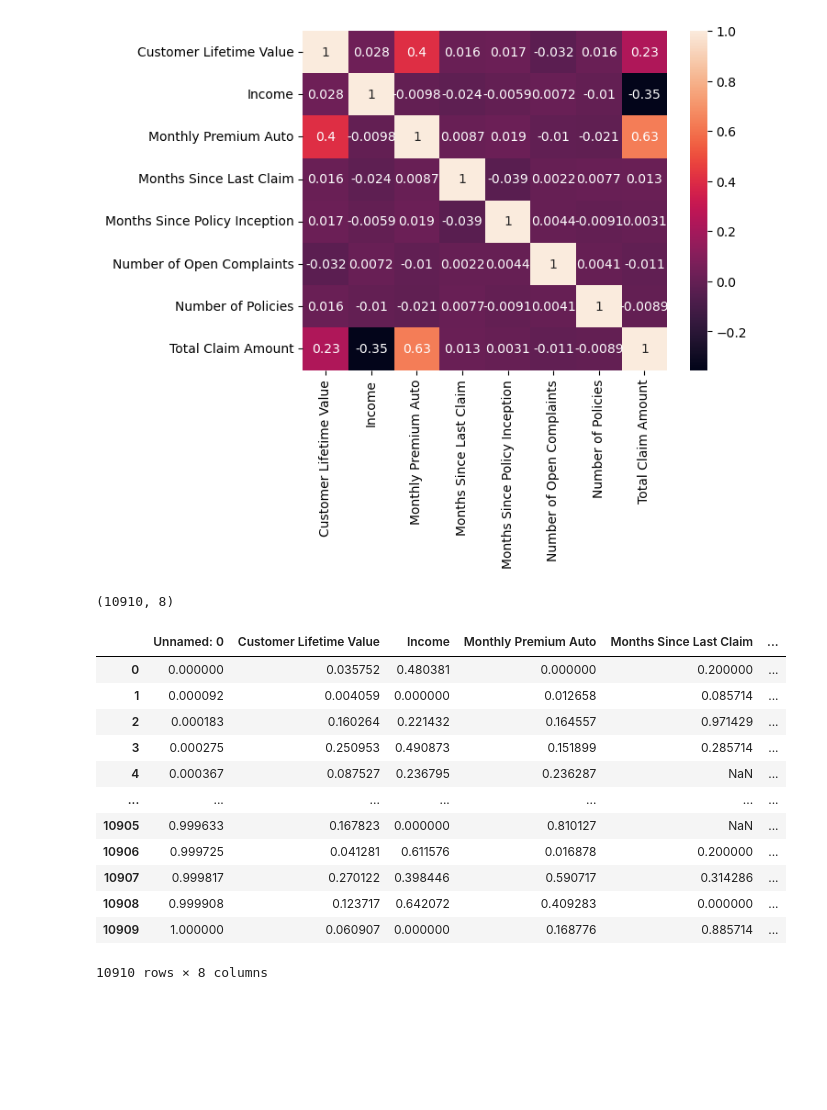
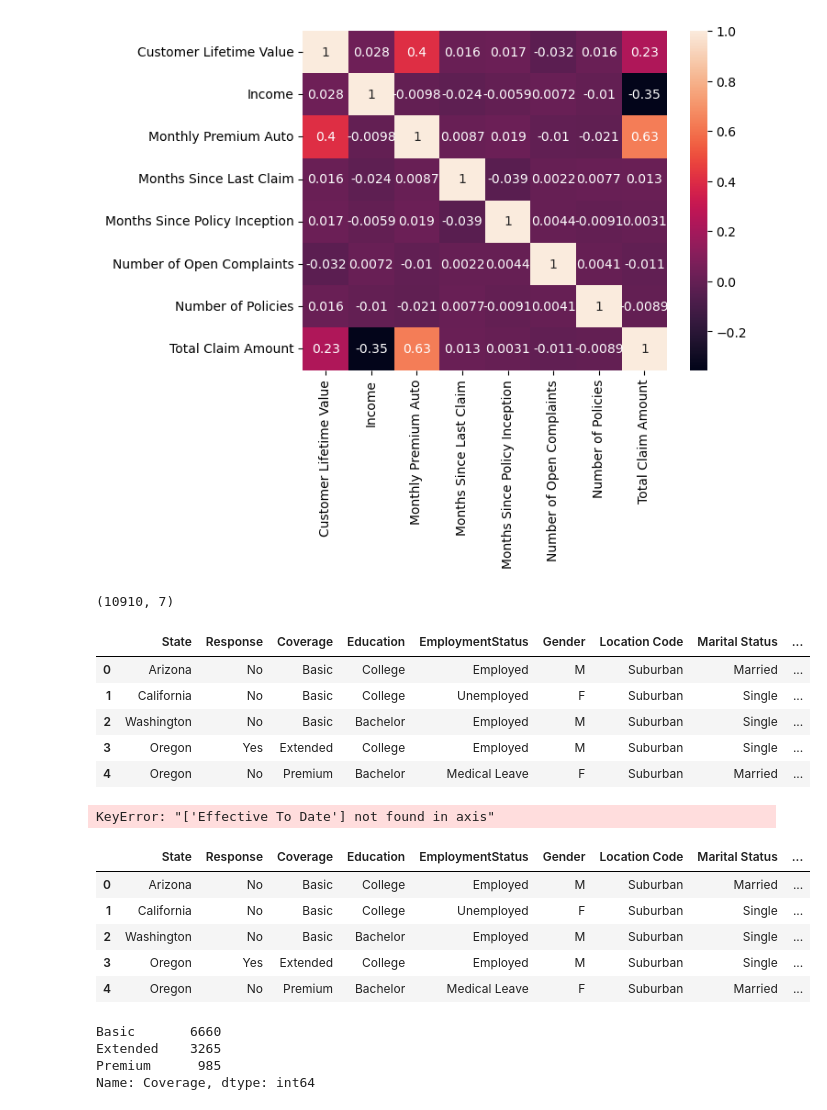
Before and after one commit to yedhukrish96/lab-customer-analysis-round-2, a Jupyter notebook: files_for_lab/csv_files/customer analysis round-2.ipynb, the cells around one changed output. Drawn from its saved outputs; the diff is of its cells as text; code cells hidden in the pictures; blank space fills up the shorter version.

Commit message:
All the rounds done

```diff
--- a/files_for_lab/csv_files/customer analysis round-2.ipynb
+++ b/files_for_lab/csv_files/customer analysis round-2.ipynb
@@ -450,6 +474,7 @@ from sklearn.preprocessing import MinMaxScaler
 import pandas as pd
 # %%
 #here starts round 5
+#Normalising
 y = numerical['Total Claim Amount']
 X = numerical.drop(['Total Claim Amount'], axis=1)
 
@@ -457,19 +482,38 @@ X = numerical.drop(['Total Claim Amount'], axis=1)
 transformer = MinMaxScaler().fit(X)
 x_normalised= transformer.transform(X)
 print(x_normalised.shape)
-pd.DataFrame(x_normalised, columns=X.columns)
+x_normalised=pd.DataFrame(x_normalised, columns=X.columns)
 # %% [output]
-(10910, 8)
+(10910, 7)
-|  | Unnamed: 0 | Customer Lifetime Value | Income | Monthly Premium Auto | Months Since Last Claim | ... |
-| 0 | 0.000000 | 0.035752 | 0.480381 | 0.000000 | 0.200000 | ... |
-| 1 | 0.000092 | 0.004059 | 0.000000 | 0.012658 | 0.085714 | ... |
-| 2 | 0.000183 | 0.160264 | 0.221432 | 0.164557 | 0.971429 | ... |
-| 3 | 0.000275 | 0.250953 | 0.490873 | 0.151899 | 0.285714 | ... |
-| 4 | 0.000367 | 0.087527 | 0.236795 | 0.236287 | NaN | ... |
-| ... | ... | ... | ... | ... | ... | ... |
-| 10905 | 0.999633 | 0.167823 | 0.000000 | 0.810127 | NaN | ... |
-| 10906 | 0.999725 | 0.041281 | 0.611576 | 0.016878 | 0.200000 | ... |
-| 10907 | 0.999817 | 0.270122 | 0.398446 | 0.590717 | 0.314286 | ... |
-| 10908 | 0.999908 | 0.123717 | 0.642072 | 0.409283 | 0.000000 | ... |
-| 10909 | 1.000000 | 0.060907 | 0.000000 | 0.168776 | 0.885714 | ... |
-10910 rows × 8 columns
+# %%
+#Here starts round 6
+catagorical.head()
+# %% [output]
+|  | State | Response | Coverage | Education | EmploymentStatus | Gender | Location Code | Marital Status | ... |
+| 0 | Arizona | No | Basic | College | Employed | M | Suburban | Married | ... |
+| 1 | California | No | Basic | College | Unemployed | F | Suburban | Single | ... |
+| 2 | Washington | No | Basic | Bachelor | Employed | M | Suburban | Single | ... |
+| 3 | Oregon | Yes | Extended | College | Employed | M | Suburban | Single | ... |
+| 4 | Oregon | No | Premium | Bachelor | Medical Leave | F | Suburban | Married | ... |
+# %%
+catagorical= catagorical.drop([ 'Effective To Date'], axis=1)
+catagorical.head()
+# %% [output]
+KeyError: "['Effective To Date'] not found in axis"
+# %%
+X_cat = catagorical.select_dtypes(include = object)
+X_cat.head()
+# %% [output]
+|  | State | Response | Coverage | Education | EmploymentStatus | Gender | Location Code | Marital Status | ... |
+| 0 | Arizona | No | Basic | College | Employed | M | Suburban | Married | ... |
+| 1 | California | No | Basic | College | Unemployed | F | Suburban | Single | ... |
+| 2 | Washington | No | Basic | Bachelor | Employed | M | Suburban | Single | ... |
+| 3 | Oregon | Yes | Extended | College | Employed | M | Suburban | Single | ... |
+| 4 | Oregon | No | Premium | Bachelor | Medical Leave | F | Suburban | Married | ... |
+# %%
+X_cat['Coverage'].value_counts()
+# %% [output]
+Basic       6660
+Extended    3265
+Premium      985
+Name: Coverage, dtype: int64
```
Also changed, not shown: parts of 36 cells of this notebook.
